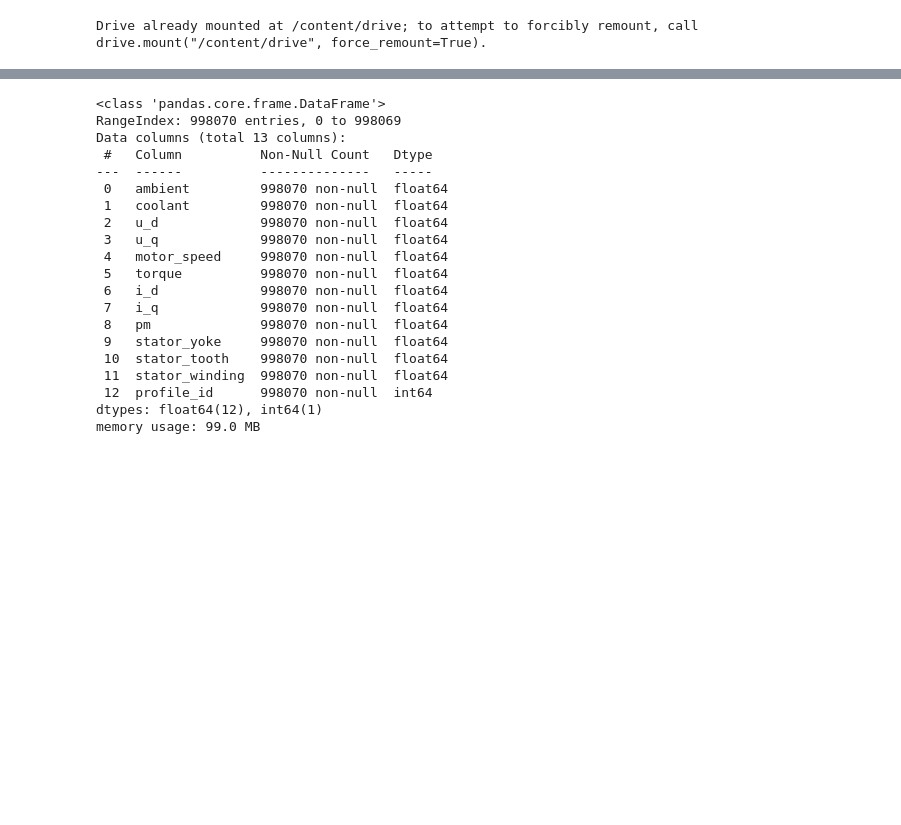
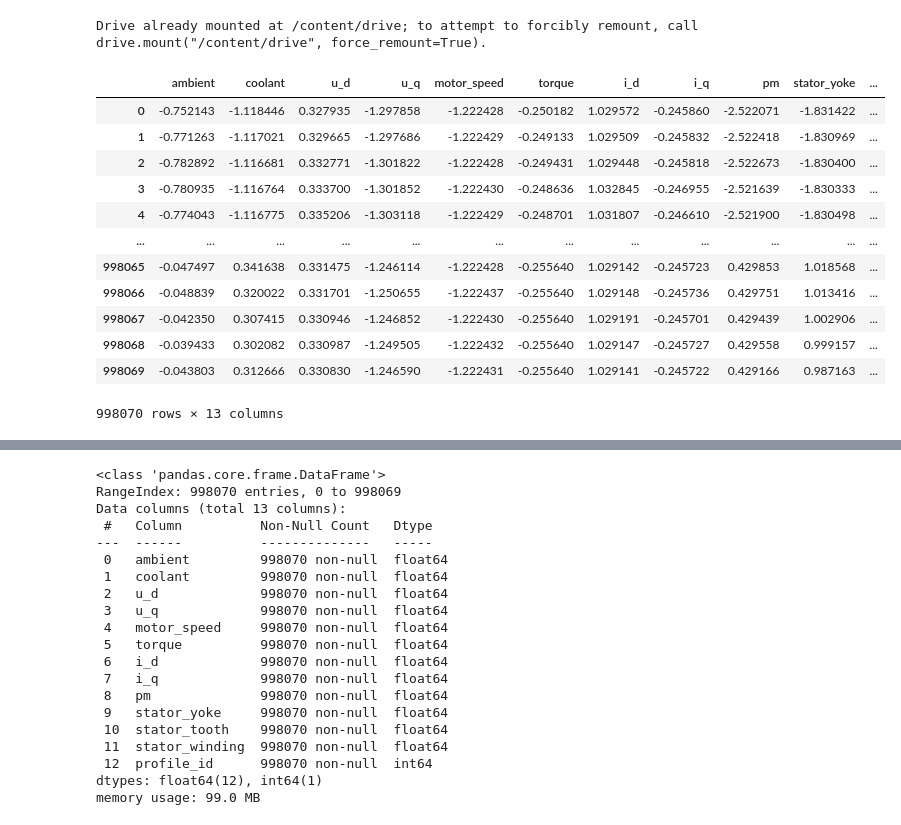
Before and after one commit to Vignesh-kanna/ml_with_flask, a Jupyter notebook: Electrice_Motor_prediction.ipynb, the cells around one changed output, grey strips where cells are left out. Drawn from its saved outputs; the diff is of its cells as text; code cells hidden in the pictures; blank space fills up the shorter version.

```diff
--- a/Electrice_Motor_prediction.ipynb
+++ b/Electrice_Motor_prediction.ipynb
@@ -22,3 +17,19 @@ Drive already mounted at /content/drive; to attempt to forcibly remount, call dr
 file_name="/content/drive/MyDrive/Colab Notebooks/temperature_data.csv"
 # %%
 df = pd.read_csv(file_name)
+# %%
+df
+# %% [output]
+|  | ambient | coolant | u_d | u_q | motor_speed | torque | i_d | i_q | pm | stator_yoke | ... |
+| 0 | -0.752143 | -1.118446 | 0.327935 | -1.297858 | -1.222428 | -0.250182 | 1.029572 | -0.245860 | -2.522071 | -1.831422 | ... |
+| 1 | -0.771263 | -1.117021 | 0.329665 | -1.297686 | -1.222429 | -0.249133 | 1.029509 | -0.245832 | -2.522418 | -1.830969 | ... |
+| 2 | -0.782892 | -1.116681 | 0.332771 | -1.301822 | -1.222428 | -0.249431 | 1.029448 | -0.245818 | -2.522673 | -1.830400 | ... |
+| 3 | -0.780935 | -1.116764 | 0.333700 | -1.301852 | -1.222430 | -0.248636 | 1.032845 | -0.246955 | -2.521639 | -1.830333 | ... |
+| 4 | -0.774043 | -1.116775 | 0.335206 | -1.303118 | -1.222429 | -0.248701 | 1.031807 | -0.246610 | -2.521900 | -1.830498 | ... |
+| ... | ... | ... | ... | ... | ... | ... | ... | ... | ... | ... | ... |
+| 998065 | -0.047497 | 0.341638 | 0.331475 | -1.246114 | -1.222428 | -0.255640 | 1.029142 | -0.245723 | 0.429853 | 1.018568 | ... |
+| 998066 | -0.048839 | 0.320022 | 0.331701 | -1.250655 | -1.222437 | -0.255640 | 1.029148 | -0.245736 | 0.429751 | 1.013416 | ... |
+| 998067 | -0.042350 | 0.307415 | 0.330946 | -1.246852 | -1.222430 | -0.255640 | 1.029191 | -0.245701 | 0.429439 | 1.002906 | ... |
+| 998068 | -0.039433 | 0.302082 | 0.330987 | -1.249505 | -1.222432 | -0.255640 | 1.029147 | -0.245727 | 0.429558 | 0.999157 | ... |
+| 998069 | -0.043803 | 0.312666 | 0.330830 | -1.246590 | -1.222431 | -0.255640 | 1.029141 | -0.245722 | 0.429166 | 0.987163 | ... |
+998070 rows × 13 columns
```
Also changed, not shown: parts of 24 cells of this notebook.
